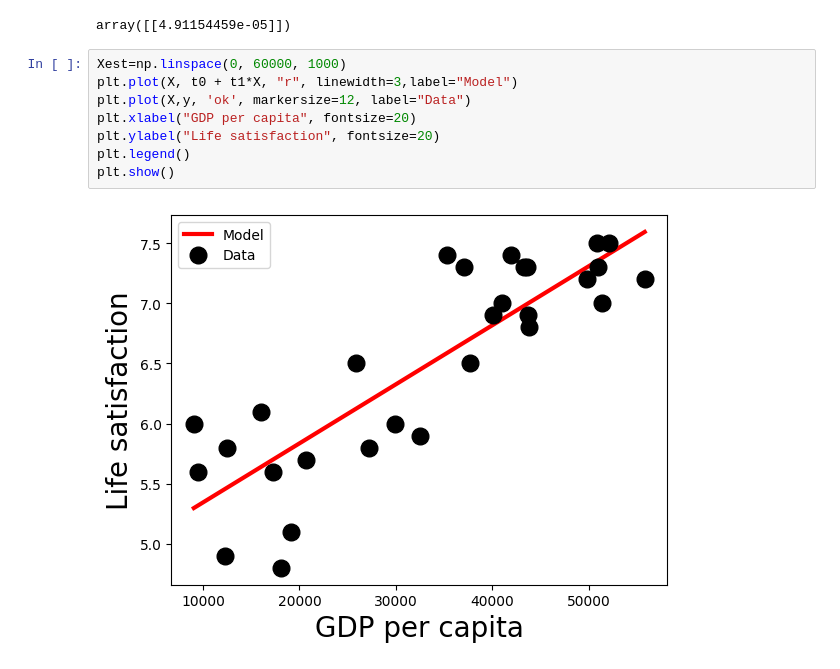
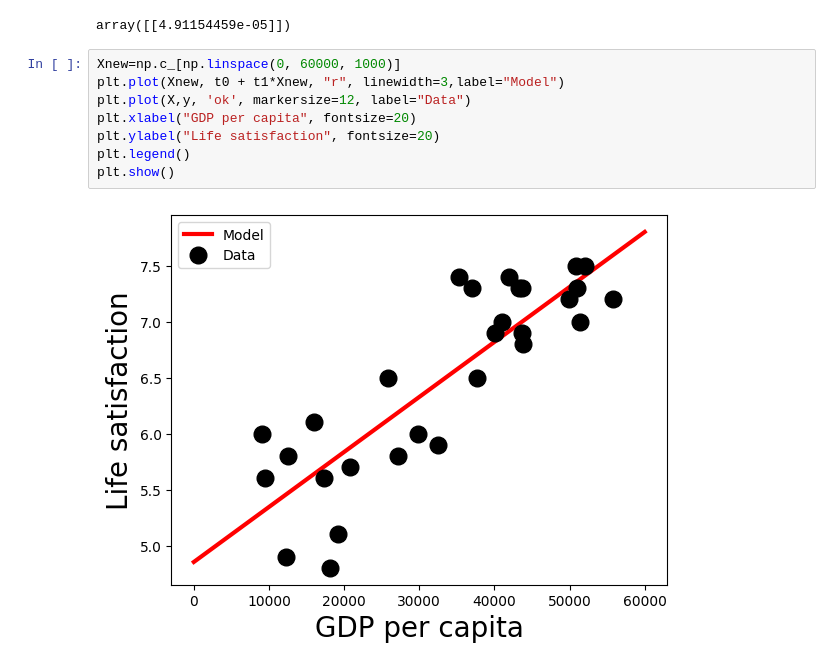
Before and after one commit to gmarxcc/machine-learning-course-uac, a Jupyter notebook: 1-ml-landscape/main.ipynb, the cells around one changed output. Saved outputs shown, nothing was run; the diff lists cells and outputs as text.

Commit message:
model correction Xnew

```diff
--- a/1-ml-landscape/main.ipynb
+++ b/1-ml-landscape/main.ipynb
@@ -412,12 +412,12 @@ t1
 # %% [output]
 array([[4.91154459e-05]])
 # %%
-Xest=np.linspace(0, 60000, 1000)
-plt.plot(X, t0 + t1*X, "r", linewidth=3,label="Model")
+Xnew=np.c_[np.linspace(0, 60000, 1000)]
+plt.plot(Xnew, t0 + t1*Xnew, "r", linewidth=3,label="Model")
 plt.plot(X,y, 'ok', markersize=12, label="Data")
 plt.xlabel("GDP per capita", fontsize=20)
 plt.ylabel("Life satisfaction", fontsize=20)
 plt.legend()
 plt.show()
 # %% [output]
-[figure, old version]
+[figure, new version]
```
